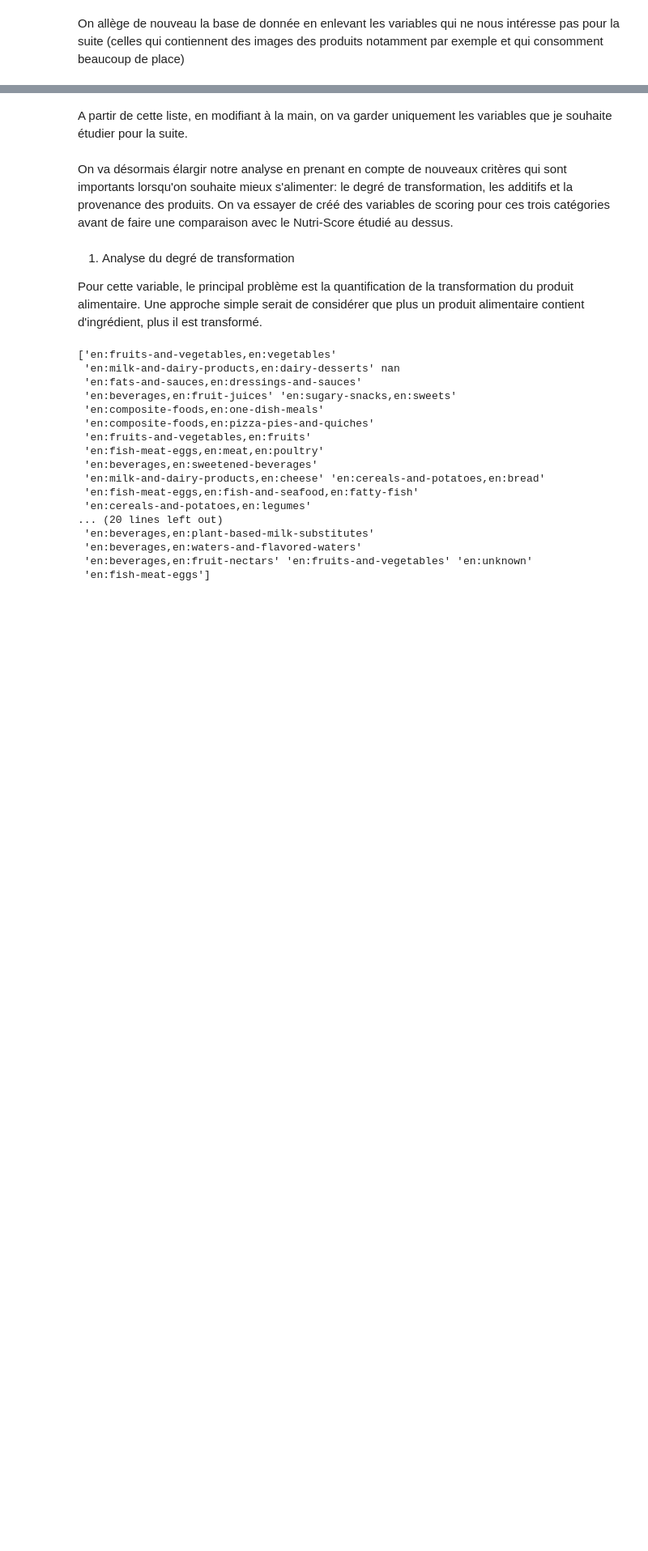
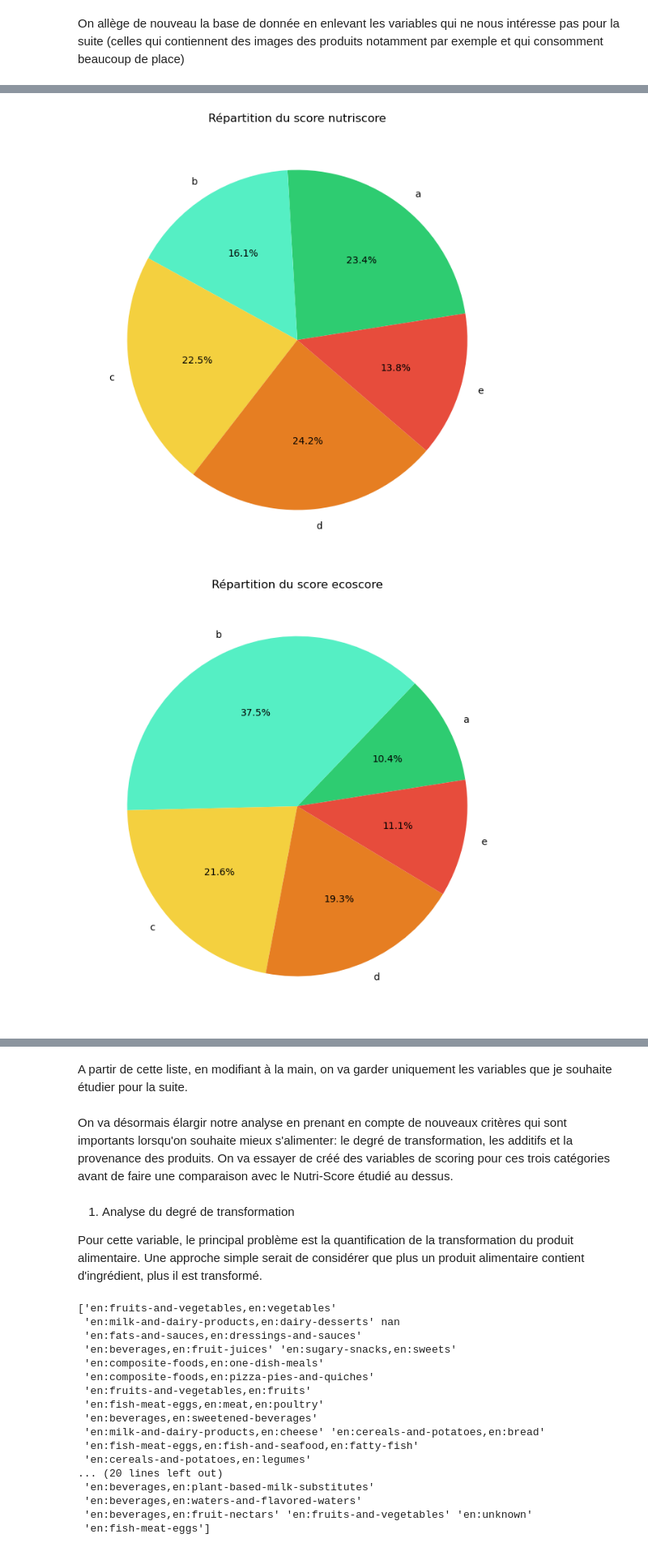
Before and after one commit to ashxivy/Projet-Python-pour-la-data-science, a Jupyter notebook: Le Nutri-Score permet il de bien consommer.ipynb, the cells around one changed output, grey strips where cells are left out. Shown at 81% size. Saved outputs shown, nothing was run; the diff lists cells and outputs as text; code cells hidden in the pictures; blank space fills up the shorter version.

```diff
--- a/Le Nutri-Score permet il de bien consommer.ipynb
+++ b/Le Nutri-Score permet il de bien consommer.ipynb
@@ -197,0 +337,19 @@ emb_codes_tags
+# %%
+#Transformons le Nutriscore en variable quantitative, ce qui sera utile pour faire des régressions
+def convertion_num_score(lettre):
+    if lettre =="a":
+        score=1
+    elif lettre == "b":
+        score=2
+    elif lettre == "c":
+        score=3
+    elif lettre == "d":
+        score=4
+    elif lettre == "e":
+        score=5
+    else:
+        score=np.nan
+    return score
+
+df_france["nutriscore (num)"]=df_france['nutriscore_grade'].apply(convertion_num_score)
+df_france["ecoscore (num)"]=df_france['ecoscore_grade'].apply(convertion_num_score)
@@ -197,0 +361,28 @@ emb_codes_tags
+# %%
+
+def plot_pie(score):
+    # Filtrer les données pour exclure la catégorie 'Unknown' et 'non-applicable'
+
+    filtered_data = df_france[(df_france[score] != 'unknown') & (df_france[score] != 'not-applicable')]
+
+    # Compter les occurrences des valeurs dans la colonne 'nutriscore_grade' et trier par index (ordre alphabétique)
+    score_counts = filtered_data[score].value_counts().sort_index()
+
+    nutriscore_colors = {'a': '#2ecc71', 'b': '#55efc4', 'c': '#f4d03f', 'd': '#e67e22', 'e': '#e74c3c', '1.0': '#2ecc71', '2.0': '#f4d03f', '3.0': '#e67e22', '4.0': '#e74c3c'}
+    colors = [nutriscore_colors.get(str(category), '#95a5a6') for category in score_counts.index]
+
+    # Créer le diagramme circulaire avec les couleurs spécifiques du Nutri-Score
+    plt.figure(figsize=(8, 8))
+    plt.pie(score_counts, labels=score_counts.index, autopct='%1.1f%%', startangle=9, colors=colors)
+    score_name = score.split("_")
+    plt.title('Répartition du score ' + score_name[0])
+    plt.show()
+
+
+#On affiche les différentes scores
+plot_pie("nutriscore_grade")
+plot_pie("ecoscore_grade")
+plot_pie("nova_group")
+# %% [output]
+[figure, added]
+[figure, added]
```
Also changed, not shown: parts of 21 cells of this notebook.
